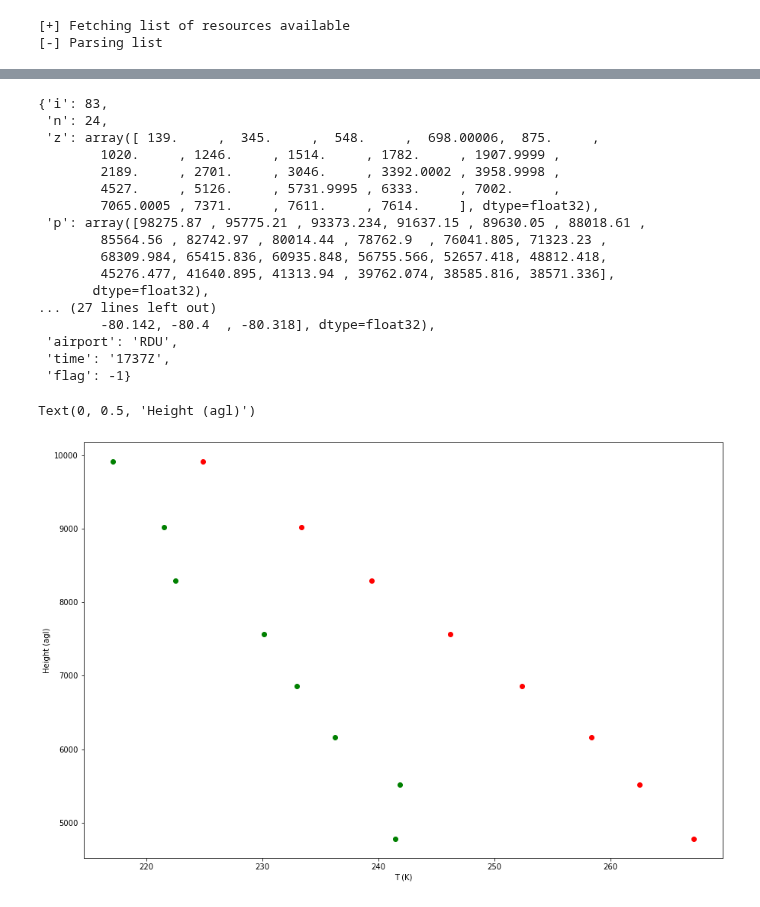
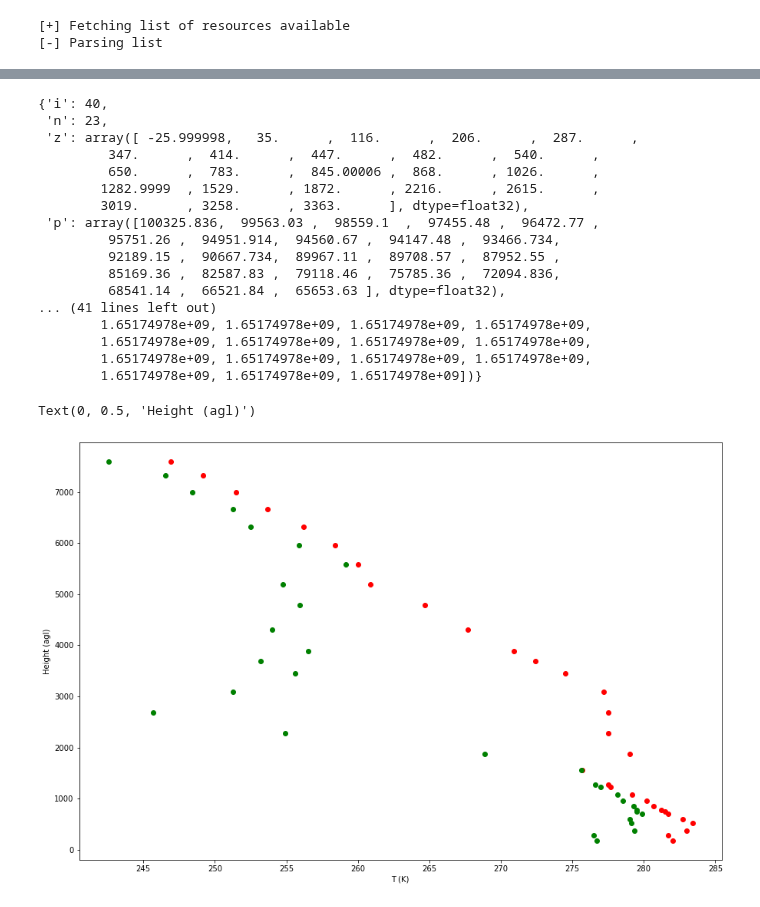
Before and after one commit to scollis/notebooks, a Jupyter notebook: read AMDAR.ipynb, the cells around one changed output, grey strips where cells are left out. Saved outputs shown, nothing was run; the diff lists cells and outputs as text; code cells hidden in the pictures.

```diff
--- a/read AMDAR.ipynb
+++ b/read AMDAR.ipynb
@@ -29,4 +27,4 @@ data_url = "https://madis-data.ncep.noaa.gov/madisPublic1/data/point/acars/netcd
 # %%
-setme = acars.getDataSet(datasets[-2])
-pset = acars.processDataSet(setme)
+setme = acars.getDataSet(datasets[-1])
+pset = acars.processDataSet(setme, passthrough=True)
 # %% [output]
@@ -50,33 +35,33 @@ pset = acars.processDataSet(setme)
 # %%
-pset[-1]
+pset[-7]
 # %% [output]
-{'i': 83,
- 'n': 24,
- 'z': array([ 139.     ,  345.     ,  548.     ,  698.00006,  875.     ,
-        1020.     , 1246.     , 1514.     , 1782.     , 1907.9999 ,
-        2189.     , 2701.     , 3046.     , 3392.0002 , 3958.9998 ,
-        4527.     , 5126.     , 5731.9995 , 6333.     , 7002.     ,
-        7065.0005 , 7371.     , 7611.     , 7614.     ], dtype=float32),
- 'p': array([98275.87 , 95775.21 , 93373.234, 91637.15 , 89630.05 , 88018.61 ,
-        85564.56 , 82742.97 , 80014.44 , 78762.9  , 76041.805, 71323.23 ,
-        68309.984, 65415.836, 60935.848, 56755.566, 52657.418, 48812.418,
-        45276.477, 41640.895, 41313.94 , 39762.074, 38585.816, 38571.336],
-       dtype=float32),
-... (27 lines left out)
-        -80.142, -80.4  , -80.318], dtype=float32),
- 'airport': 'RDU',
- 'time': '1737Z',
- 'flag': -1}
+{'i': 40,
+ 'n': 23,
+ 'z': array([ -25.999998,   35.      ,  116.      ,  206.      ,  287.      ,
+         347.      ,  414.      ,  447.      ,  482.      ,  540.      ,
+         650.      ,  783.      ,  845.00006 ,  868.      , 1026.      ,
+        1282.9999  , 1529.      , 1872.      , 2216.      , 2615.      ,
+        3019.      , 3258.      , 3363.      ], dtype=float32),
+ 'p': array([100325.836,  99563.03 ,  98559.1  ,  97455.48 ,  96472.77 ,
+         95751.26 ,  94951.914,  94560.67 ,  94147.48 ,  93466.734,
+         92189.15 ,  90667.734,  89967.11 ,  89708.57 ,  87952.55 ,
+         85169.36 ,  82587.83 ,  79118.46 ,  75785.36 ,  72094.836,
+         68541.14 ,  66521.84 ,  65653.63 ], dtype=float32),
+... (41 lines left out)
+        1.65174978e+09, 1.65174978e+09, 1.65174978e+09, 1.65174978e+09,
+        1.65174978e+09, 1.65174978e+09, 1.65174978e+09, 1.65174978e+09,
+        1.65174978e+09, 1.65174978e+09, 1.65174978e+09, 1.65174978e+09,
+        1.65174978e+09, 1.65174978e+09, 1.65174978e+09])}
 # %%
 fm = plt.figure(figsize=[15,10])
-n=35
+n=7
 T = pymeteo.thermo.T( pset[n]['th'], pset[n]['p'])
 Td = pymeteo.thermo.Td( pset[n]['p'], pset[n]['qv'])
 plt.plot(T, pset[n]['z'], 'ro')
 plt.plot(Td, pset[n]['z'], 'go')
 
 plt.xlabel('T (K)')
 plt.ylabel('Height (agl)')
 # %% [output]
 Text(0, 0.5, 'Height (agl)')
-[figure, old version]
+[figure, new version]
```
Also changed, not shown: parts of 13 cells of this notebook.
